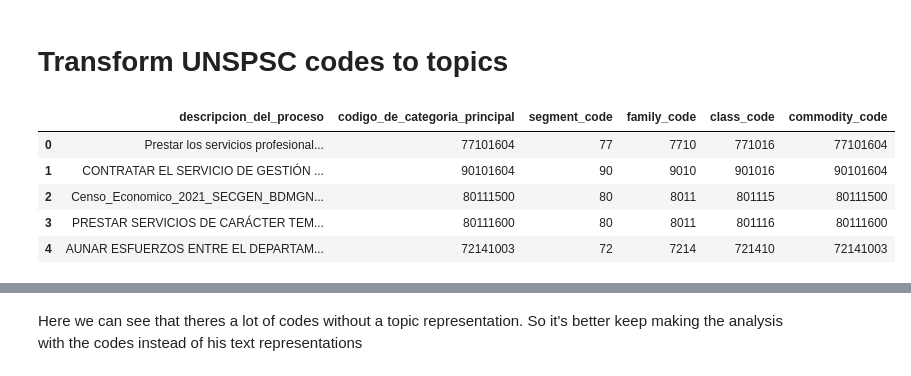
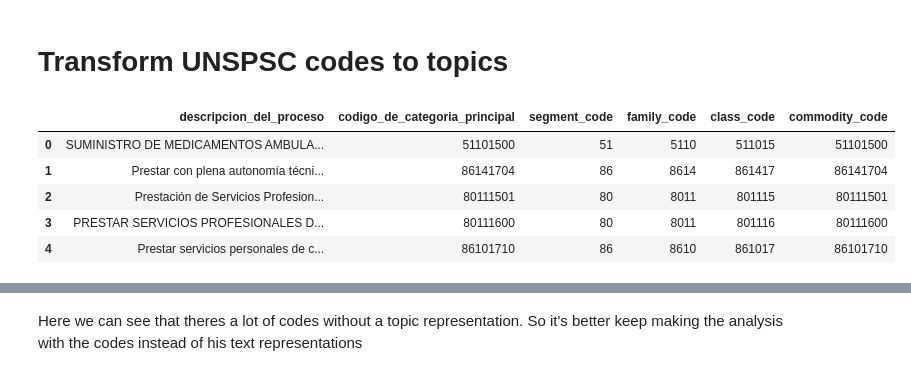
Before and after one commit to Dalperdomoe/compra_eficiente_unspsc_codes_nlp, a Jupyter notebook: notebooks/2.0-dape-data_exploration.ipynb, the cells around one changed output, grey strips where cells are left out. Cells and saved outputs as stored; diff of their text form; code cells hidden in the pictures.

```diff
--- a/notebooks/2.0-dape-data_exploration.ipynb
+++ b/notebooks/2.0-dape-data_exploration.ipynb
@@ -30,4 +36,8 @@ Index(['descripcion_del_proceso', 'codigo_de_categoria_principal'], dtype='objec
 | 2 | Censo_Economico_2021_SECGEN_BDMGN... | V1.80111500 |
 | 3 | PRESTAR SERVICIOS DE CARÁCTER TEM... | V1.80111600 |
 | 4 | AUNAR ESFUERZOS ENTRE EL DEPARTAM... | V1.72141003 |
+# %%
+#We'll use a sample of our dataset to reduce data allocation.
+
+df_sample = df_raw.sample(10000).reset_index().drop(columns='index')
 # %%
@@ -86,19 +96,19 @@ segment_dict = dict(
 # %% [markdown]
 # Transform UNSPSC codes to topics
 # %%
-df_raw['codigo_de_categoria_principal'] = df_raw['codigo_de_categoria_principal'].str.extract('([0-9]{8})', expand=False)
+df_sample['codigo_de_categoria_principal'] = df_sample['codigo_de_categoria_principal'].str.extract('([0-9]{8})', expand=False)
 
-df_raw['segment_code'] = df_raw['codigo_de_categoria_principal'].str.extract('([0-9]{2})', expand=False)
-df_raw['family_code'] = df_raw['codigo_de_categoria_principal'].str.extract('([0-9]{2,4})', expand=False)
-df_raw['class_code'] = df_raw['codigo_de_categoria_principal'].str.extract('([0-9]{4,6})', expand=False)
-df_raw['commodity_code'] = df_raw['codigo_de_categoria_principal'].str.extract('([0-9]{6,8})', expand=False)
+df_sample['segment_code'] = df_sample['codigo_de_categoria_principal'].str.extract('([0-9]{2})', expand=False)
+df_sample['family_code'] = df_sample['codigo_de_categoria_principal'].str.extract('([0-9]{2,4})', expand=False)
+df_sample['class_code'] = df_sample['codigo_de_categoria_principal'].str.extract('([0-9]{4,6})', expand=False)
+df_sample['commodity_code'] = df_sample['codigo_de_categoria_principal'].str.extract('([0-9]{6,8})', expand=False)
 
-df_raw.head()
+df_sample.head()
 # %% [output]
 |  | descripcion_del_proceso | codigo_de_categoria_principal | segment_code | family_code | class_code | commodity_code |
-| 0 | Prestar los servicios profesional... | 77101604 | 77 | 7710 | 771016 | 77101604 |
-| 1 | CONTRATAR EL SERVICIO DE GESTIÓN ... | 90101604 | 90 | 9010 | 901016 | 90101604 |
-| 2 | Censo_Economico_2021_SECGEN_BDMGN... | 80111500 | 80 | 8011 | 801115 | 80111500 |
-| 3 | PRESTAR SERVICIOS DE CARÁCTER TEM... | 80111600 | 80 | 8011 | 801116 | 80111600 |
-| 4 | AUNAR ESFUERZOS ENTRE EL DEPARTAM... | 72141003 | 72 | 7214 | 721410 | 72141003 |
+| 0 | SUMINISTRO DE MEDICAMENTOS AMBULA... | 51101500 | 51 | 5110 | 511015 | 51101500 |
+| 1 | Prestar con plena autonomía técni... | 86141704 | 86 | 8614 | 861417 | 86141704 |
+| 2 | Prestación de Servicios Profesion... | 80111501 | 80 | 8011 | 801115 | 80111501 |
+| 3 | PRESTAR SERVICIOS PROFESIONALES D... | 80111600 | 80 | 8011 | 801116 | 80111600 |
+| 4 | Prestar servicios personales de c... | 86101710 | 86 | 8610 | 861017 | 86101710 |
 # %%
```
Also changed, not shown: parts of 36 cells of this notebook.
